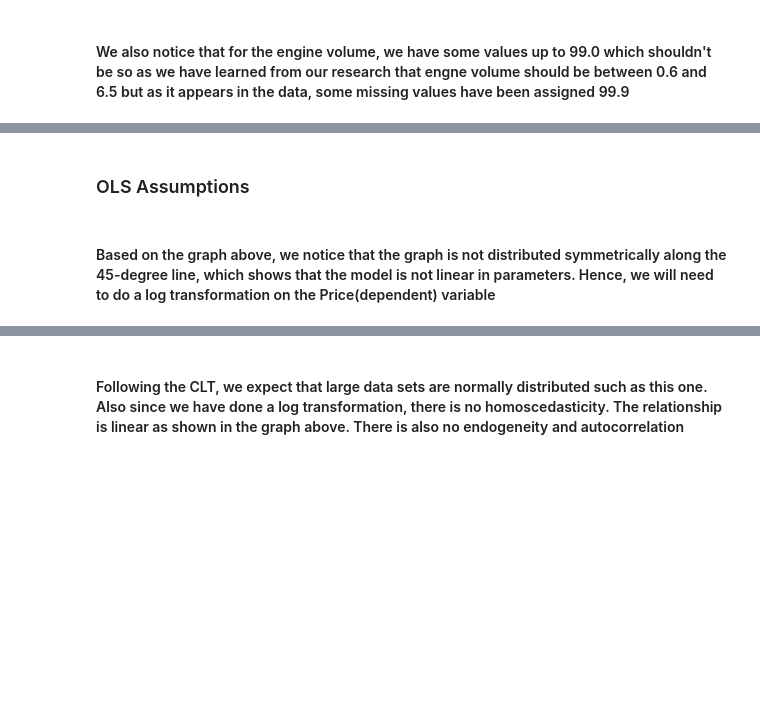
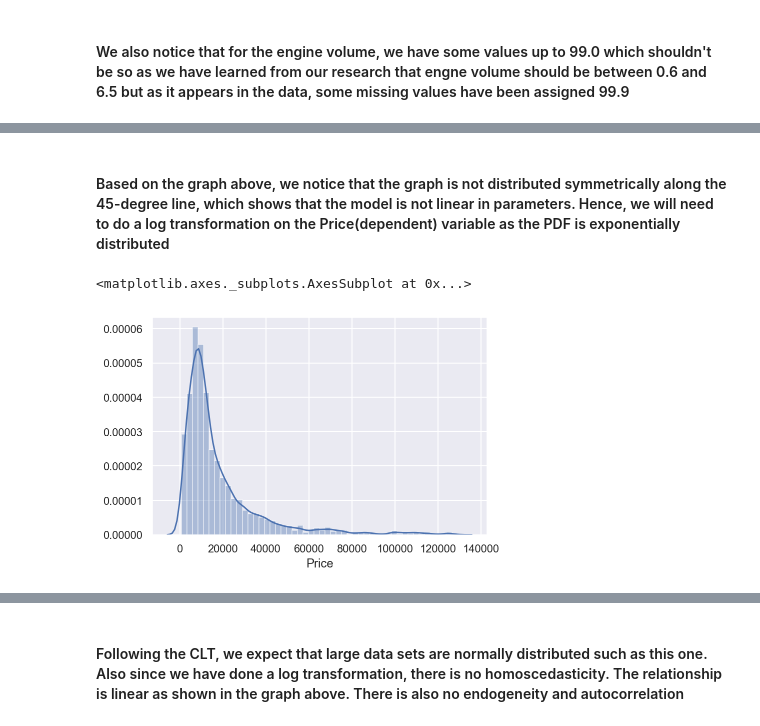
Before and after one commit to liyi54/regressions, a Jupyter notebook: Practical Example Linear Regression.ipynb, the cells around one changed output, grey strips where cells are left out. Cells and saved outputs as stored; diff of their text form; code cells hidden in the pictures; blank space fills up the shorter version.

```diff
--- a/Practical Example Linear Regression.ipynb
+++ b/Practical Example Linear Regression.ipynb
@@ -169,7 +169,10 @@ plt.show()
-# %% [markdown]
-### OLS Assumptions
 # %% [markdown]
-#### Based on the graph above, we notice that the graph is not distributed symmetrically along the 45-degree line, which shows that the model is not linear in parameters. Hence, we will need to do a log transformation on the Price(dependent) variable
+#### Based on the graph above, we notice that the graph is not distributed symmetrically along the 45-degree line, which shows that the model is not linear in parameters. Hence, we will need to do a log transformation on the Price(dependent) variable as the PDF is exponentially distributed
+# %%
+sns.distplot(data_cleaned['Price'])
+# %% [output]
+<matplotlib.axes._subplots.AxesSubplot at 0x...>
+[figure, added]
 # %%
 log_price = np.log(data_cleaned['Price'])
 data_cleaned['log_price'] = log_price
```
Also changed, not shown: parts of 29 cells of this notebook, 1 other file.
